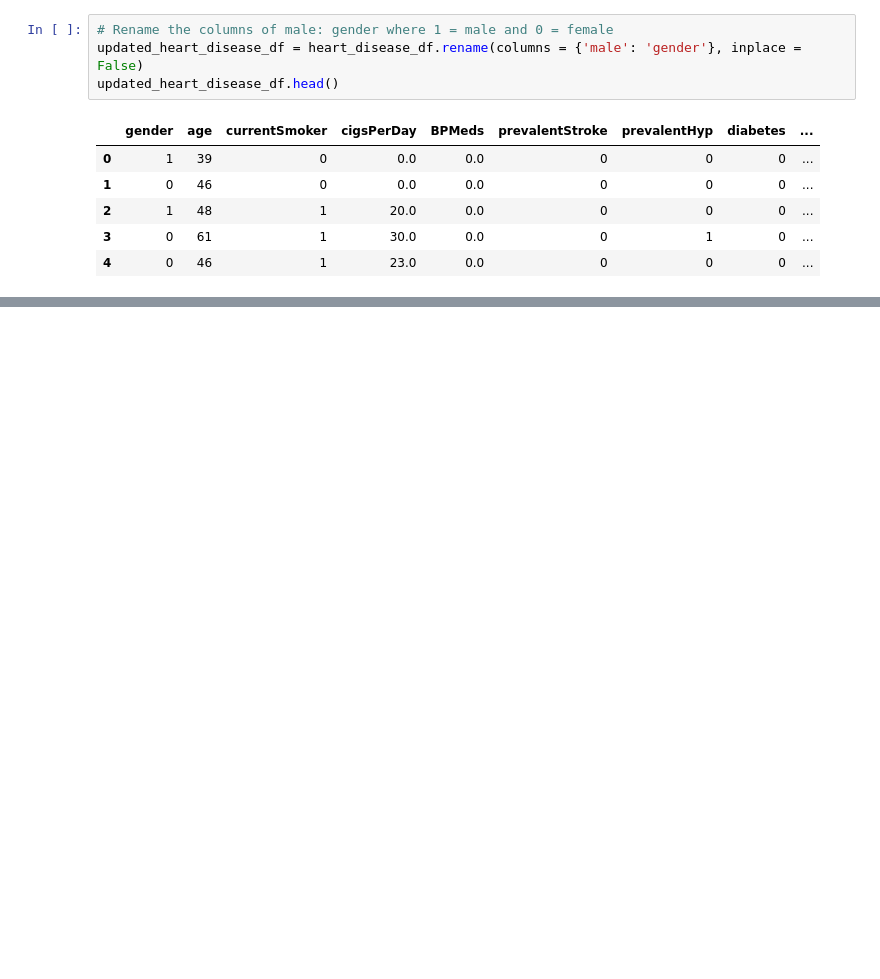
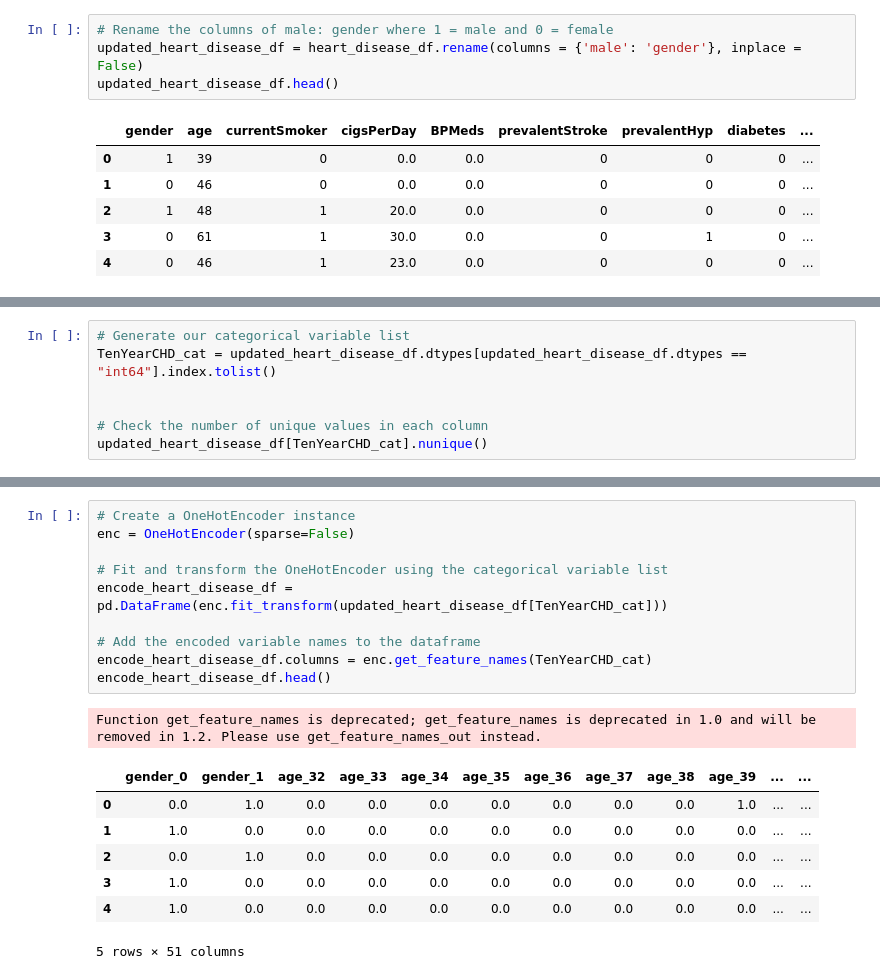
Before and after one commit to mueeze/Group14, a Jupyter notebook: heart_disease.ipynb, the cells around one changed output, grey strips where cells are left out. Cells and saved outputs as stored; diff of their text form; blank space fills up the shorter version.

```diff
--- a/heart_disease.ipynb
+++ b/heart_disease.ipynb
@@ -164,0 +379,7 @@ sns.countplot(x='TenYearCHD', hue='gender', data=updated_heart_disease_df)
+# %%
+# Generate our categorical variable list
+TenYearCHD_cat = updated_heart_disease_df.dtypes[updated_heart_disease_df.dtypes == "int64"].index.tolist()
+
+
+# Check the number of unique values in each column
+updated_heart_disease_df[TenYearCHD_cat].nunique()
@@ -164,0 +395,19 @@ sns.countplot(x='TenYearCHD', hue='gender', data=updated_heart_disease_df)
+# %%
+# Create a OneHotEncoder instance
+enc = OneHotEncoder(sparse=False)
+
+# Fit and transform the OneHotEncoder using the categorical variable list
+encode_heart_disease_df = pd.DataFrame(enc.fit_transform(updated_heart_disease_df[TenYearCHD_cat]))
+
+# Add the encoded variable names to the dataframe
+encode_heart_disease_df.columns = enc.get_feature_names(TenYearCHD_cat)
+encode_heart_disease_df.head()
+# %% [output]
+Function get_feature_names is deprecated; get_feature_names is deprecated in 1.0 and will be removed in 1.2. Please use get_feature_names_out instead.
+|  | gender_0 | gender_1 | age_32 | age_33 | age_34 | age_35 | age_36 | age_37 | age_38 | age_39 | ... | ... |
+| 0 | 0.0 | 1.0 | 0.0 | 0.0 | 0.0 | 0.0 | 0.0 | 0.0 | 0.0 | 1.0 | ... | ... |
+| 1 | 1.0 | 0.0 | 0.0 | 0.0 | 0.0 | 0.0 | 0.0 | 0.0 | 0.0 | 0.0 | ... | ... |
+| 2 | 0.0 | 1.0 | 0.0 | 0.0 | 0.0 | 0.0 | 0.0 | 0.0 | 0.0 | 0.0 | ... | ... |
+| 3 | 1.0 | 0.0 | 0.0 | 0.0 | 0.0 | 0.0 | 0.0 | 0.0 | 0.0 | 0.0 | ... | ... |
+| 4 | 1.0 | 0.0 | 0.0 | 0.0 | 0.0 | 0.0 | 0.0 | 0.0 | 0.0 | 0.0 | ... | ... |
+5 rows × 51 columns
```
Also changed, not shown: parts of 45 cells of this notebook, 3 other files.
